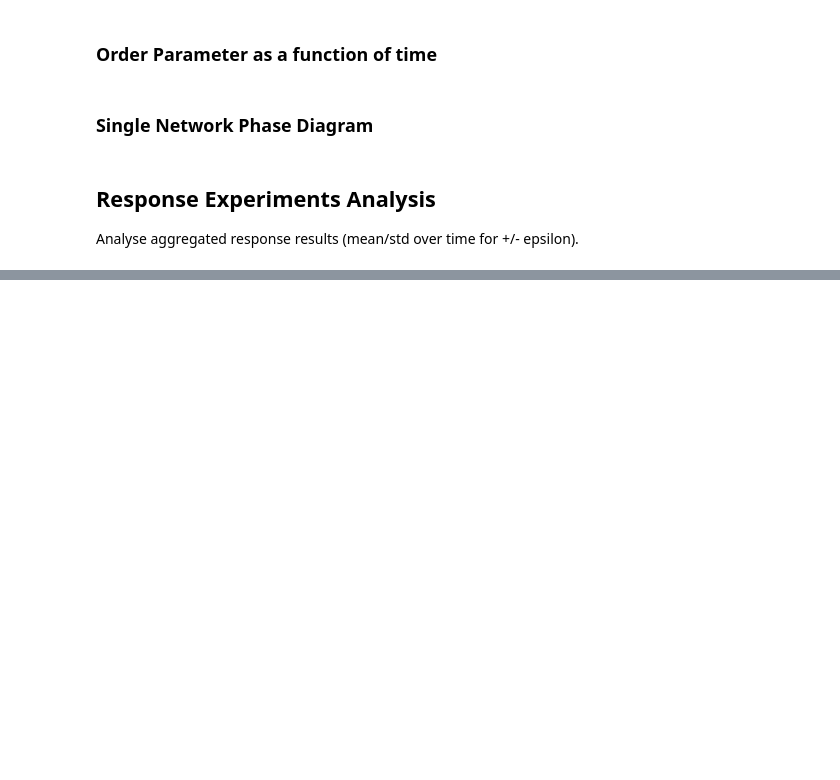
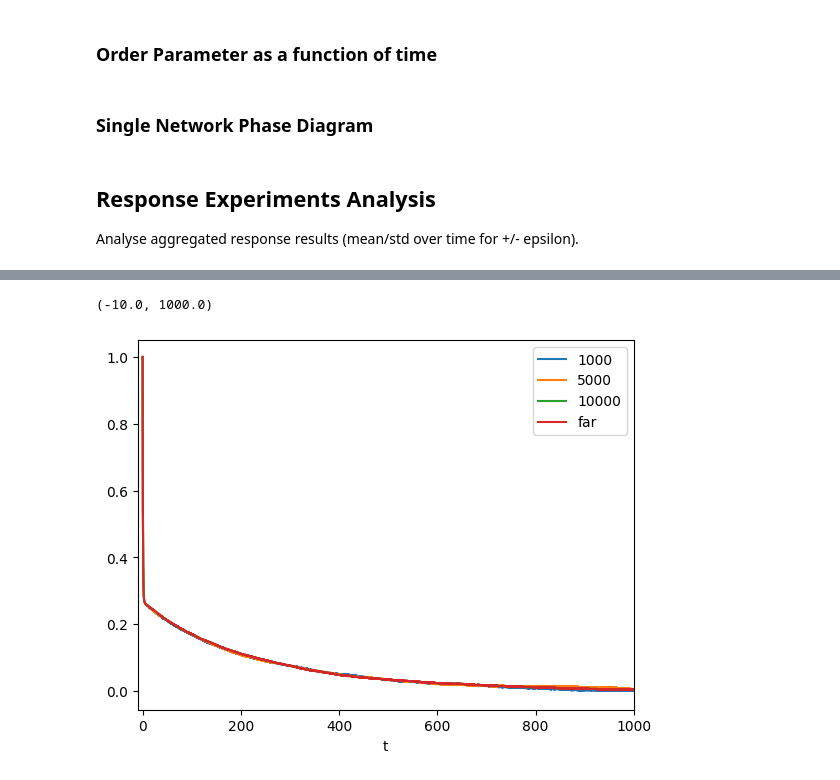
Before and after one commit to niccozagli/Dynamical_Systems_Networks, a Jupyter notebook: notebooks/prototyping/prototyping_data_analysis.ipynb, the cells around one changed output, grey strips where cells are left out. Saved outputs shown, nothing was run; the diff lists cells and outputs as text; code cells hidden in the pictures; blank space fills up the shorter version.

```diff
--- a/notebooks/prototyping/prototyping_data_analysis.ipynb
+++ b/notebooks/prototyping/prototyping_data_analysis.ipynb
@@ -349,0 +340,30 @@ df_response.plot(x="t",y="mean_x1",label="Linear Response",ax=ax[1])
+# %%
+path_aggregate_files = 'results/linear_response/poisson/far/n1000/perturbed_runs/'
+agg_path = repo_root / path_aggregate_file /  'merged_response.h5'
+
+with h5py.File(agg_path, 'r') as fh:
+    fieldnames = [s.decode('utf-8') for s in np.asarray(fh.attrs['fieldnames']).tolist()]
+    mean_plus = np.asarray(fh['mean_plus'][...])
+    mean_minus = np.asarray(fh['mean_minus'][...])
+    graph_count = int(fh.attrs.get('graph_count', 0))
+    sample_count = int(fh.attrs.get('sample_count', 0))
+    meta_data = dict(fh.attrs)
+
+    df_plus = pd.DataFrame(mean_plus, columns=fieldnames)
+    df_minus = pd.DataFrame(mean_minus, columns=fieldnames)
+    df_response = ( df_plus - df_minus ) / ( float( 2* meta_data["perturbation_epsilon"] ) )
+
+    df_response['t'] = df_plus['t']
+
+    df_quad = ( df_plus  + df_minus ) / ( 2 * meta_data["perturbation_epsilon"]**2 )
+    df_quad['t'] = df_response['t']
+# %%
+fig, ax = plt.subplots()
+for i in range(3):
+    records["df_response"][i].plot(x='t',y='mean_x1',ax=ax,label=records["N"][i])
+
+df_response.plot(x='t',y='mean_x1',ax=ax,label="far")
+ax.set_xlim(-10,1000)
+# %% [output]
+(-10.0, 1000.0)
+[figure, added]
```
Also changed, not shown: parts of 6 cells of this notebook, 31 other files.
